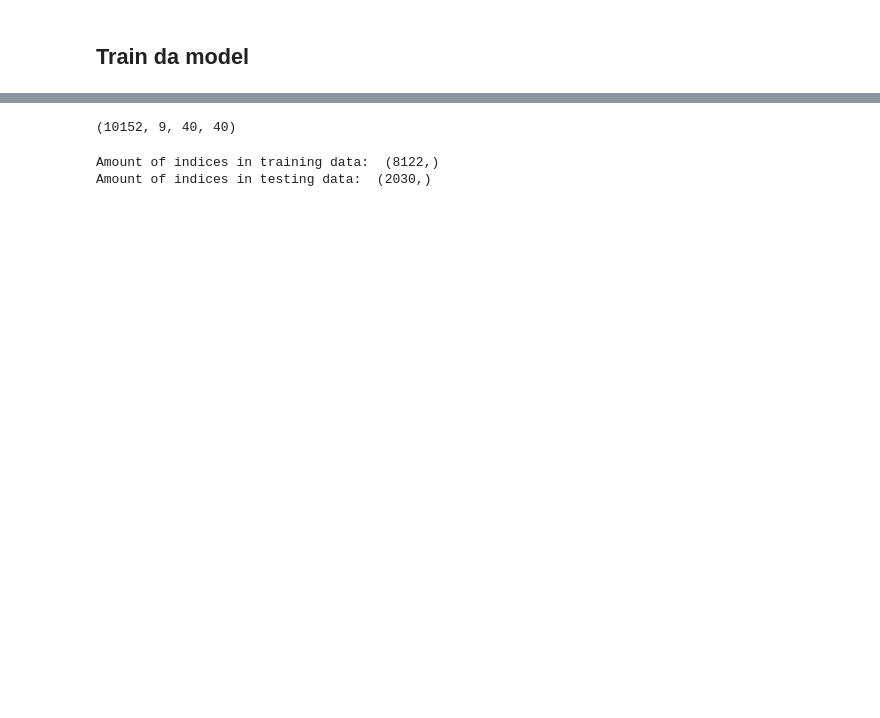
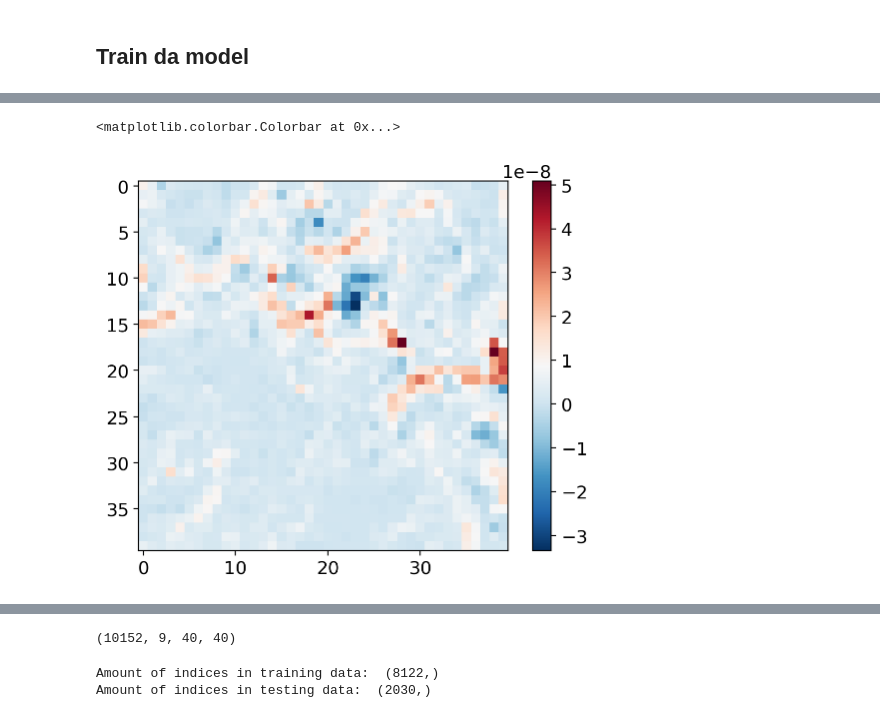
Before and after one commit to andrewfagerheim/ML_project, a Jupyter notebook: submeso_ml_model.ipynb, the cells around one changed output, grey strips where cells are left out. Drawn from its saved outputs; the diff is of its cells as text; code cells hidden in the pictures; blank space fills up the shorter version.

```diff
--- a/submeso_ml_model.ipynb
+++ b/submeso_ml_model.ipynb
@@ -298,0 +407,6 @@ model_mse = load_model(os.path.join(model_path,'CNN_model_mse.h5'))
+# %%
+plt.imshow(np.flip(y_test_np[0],axis=0),cmap='RdBu_r')
+plt.colorbar()
+# %% [output]
+<matplotlib.colorbar.Colorbar at 0x...>
+[figure, added]
```
Also changed, not shown: parts of 21 cells of this notebook.
